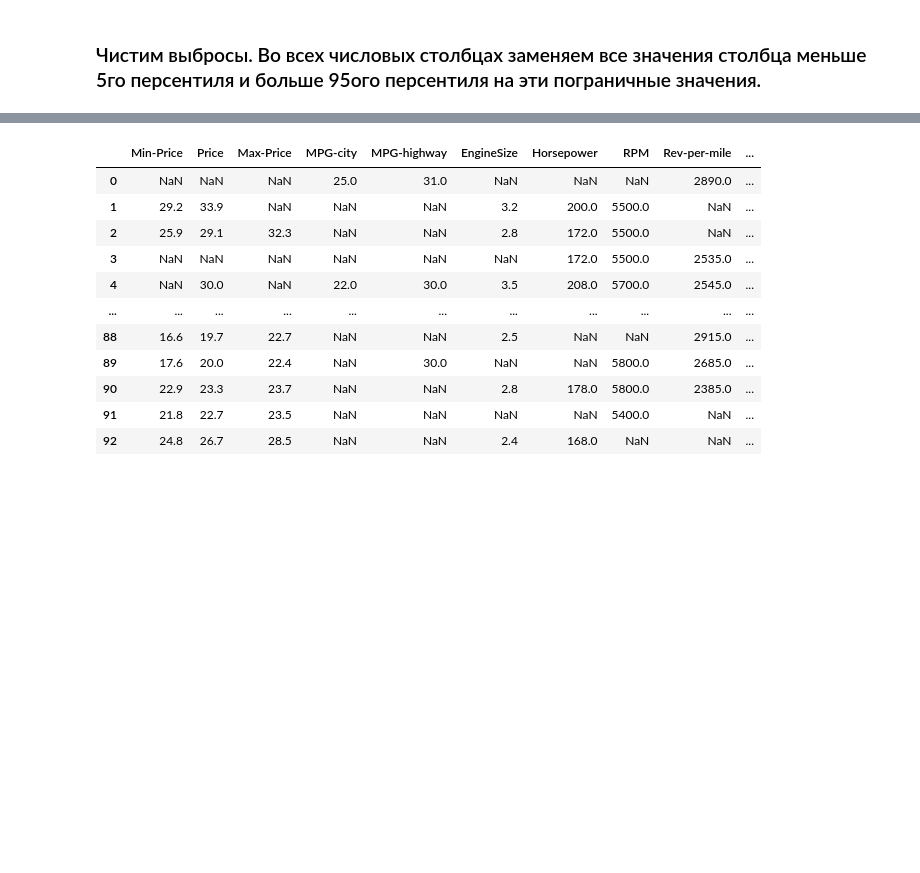
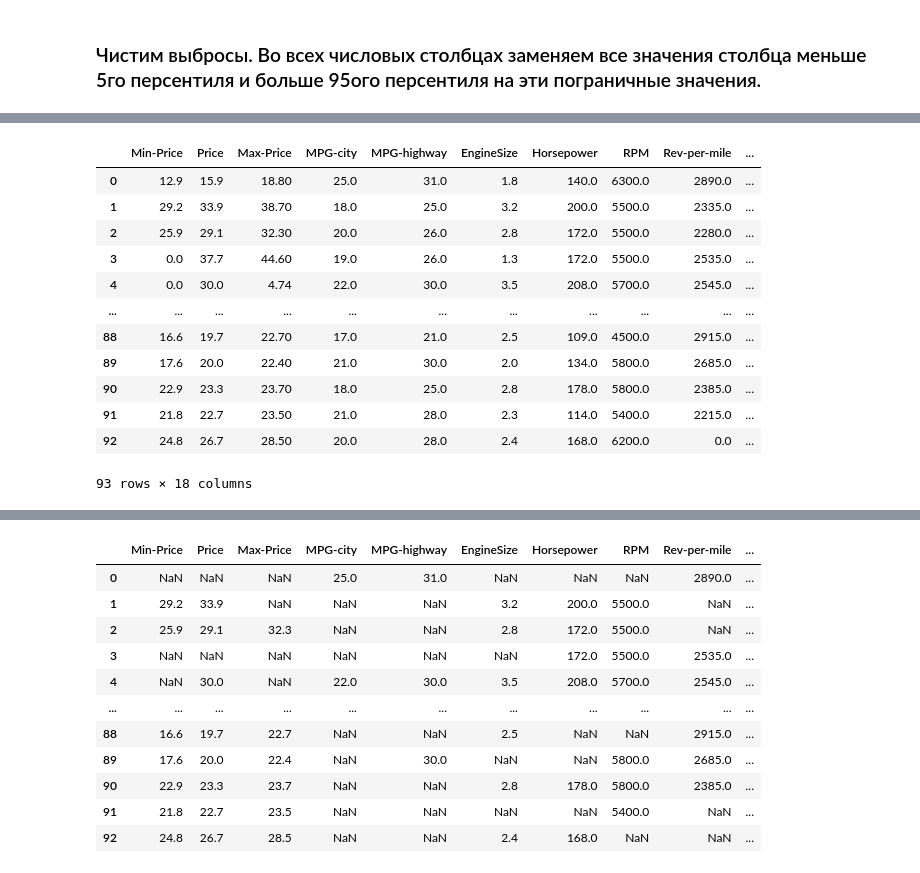
Before and after one commit to jcartwri/zombie1, a Jupyter notebook: Epic Journey_Part1_Pandas.ipynb, the cells around one changed output, grey strips where cells are left out. Saved outputs shown, nothing was run; the diff lists cells and outputs as text; code cells hidden in the pictures; blank space fills up the shorter version.

```diff
--- a/Epic Journey_Part1_Pandas.ipynb
+++ b/Epic Journey_Part1_Pandas.ipynb
@@ -1487,0 +1606,19 @@ pd.DataFrame(df[df.dtypes[df.dtypes == 'float64'].index].isna().sum() / len(df))
+# %%
+df1 = df.select_dtypes('float64')
+df1 = df1[df1 >= df1.quantile(.05)].fillna(df1.quantile(.05))
+df1
+# df1[df1 > df1.quantile(.95)] = df1.quantile(.95)
+# %% [output]
+|  | Min-Price | Price | Max-Price | MPG-city | MPG-highway | EngineSize | Horsepower | RPM | Rev-per-mile | ... |
+| 0 | 12.9 | 15.9 | 18.80 | 25.0 | 31.0 | 1.8 | 140.0 | 6300.0 | 2890.0 | ... |
+| 1 | 29.2 | 33.9 | 38.70 | 18.0 | 25.0 | 3.2 | 200.0 | 5500.0 | 2335.0 | ... |
+| 2 | 25.9 | 29.1 | 32.30 | 20.0 | 26.0 | 2.8 | 172.0 | 5500.0 | 2280.0 | ... |
+| 3 | 0.0 | 37.7 | 44.60 | 19.0 | 26.0 | 1.3 | 172.0 | 5500.0 | 2535.0 | ... |
+| 4 | 0.0 | 30.0 | 4.74 | 22.0 | 30.0 | 3.5 | 208.0 | 5700.0 | 2545.0 | ... |
+| ... | ... | ... | ... | ... | ... | ... | ... | ... | ... | ... |
+| 88 | 16.6 | 19.7 | 22.70 | 17.0 | 21.0 | 2.5 | 109.0 | 4500.0 | 2915.0 | ... |
+| 89 | 17.6 | 20.0 | 22.40 | 21.0 | 30.0 | 2.0 | 134.0 | 5800.0 | 2685.0 | ... |
+| 90 | 22.9 | 23.3 | 23.70 | 18.0 | 25.0 | 2.8 | 178.0 | 5800.0 | 2385.0 | ... |
+| 91 | 21.8 | 22.7 | 23.50 | 21.0 | 28.0 | 2.3 | 114.0 | 5400.0 | 2215.0 | ... |
+| 92 | 24.8 | 26.7 | 28.50 | 20.0 | 28.0 | 2.4 | 168.0 | 6200.0 | 0.0 | ... |
+93 rows × 18 columns
```
Also changed, not shown: parts of 43 cells of this notebook.
